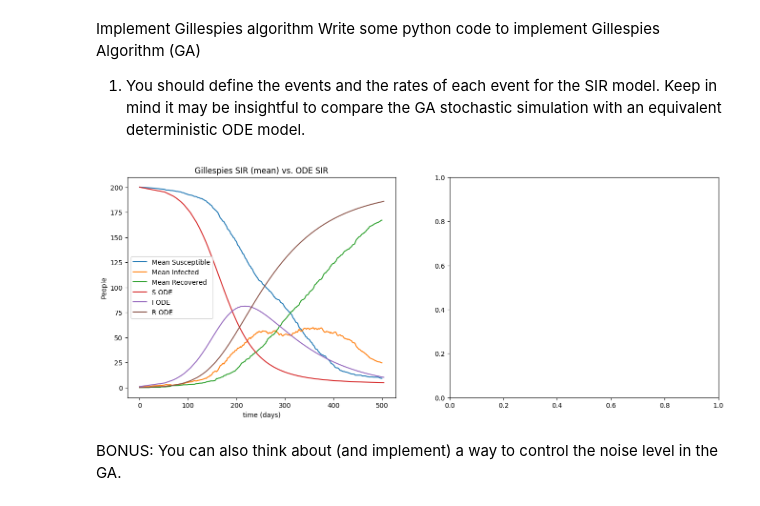
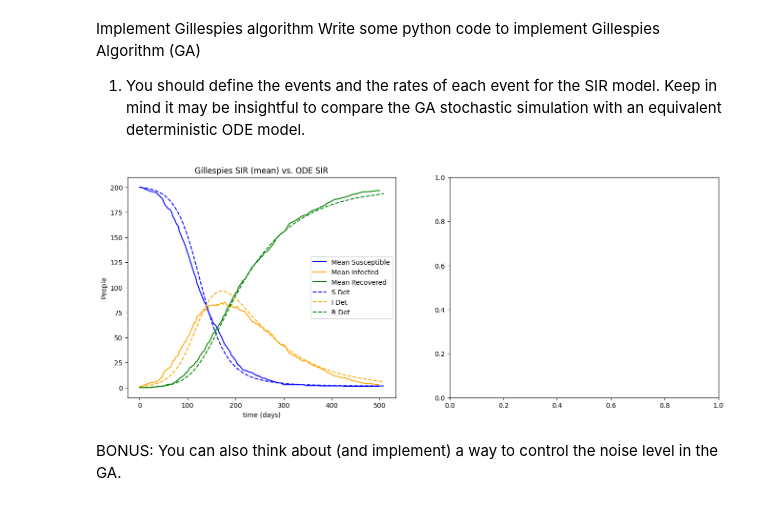
Before and after one commit to NitaiNijholt/CLSassignment2, a Jupyter notebook: assingnment_K.ipynb, the cells around one changed output. Cells and saved outputs as stored; diff of their text form; code cells hidden in the pictures.

```diff
--- a/assingnment_K.ipynb
+++ b/assingnment_K.ipynb
@@ -97,7 +97,7 @@ R_init = 0
 t = 0
 
 # Parameters
-beta = 0.04
+beta = 0.05
 gamma = 0.01
 tend = 500
 # %%
@@ -137,29 +137,29 @@ y = odeint(sir, y0, t, args=(beta, gamma))
 # %%
 # plot the results
 fig, (ax1, ax2) = plt.subplots(1, 2, figsize=(16, 6))
 
-ax1.plot(interp_t, mean_S, label='Mean Susceptible')
-ax1.plot(interp_t, mean_I, label='Mean Infected')
-ax1.plot(interp_t, mean_R, label='Mean Recovered')
-ax1.plot(t,y[:,0], label = "S ODE" ) # S
-ax1.plot(t,y[:,1], label = "I ODE") # I
-ax1.plot(t,y[:,2], label = "R ODE") # R
+ax1.plot(interp_t, mean_S, label='Mean Susceptible', color='blue')
+ax1.plot(interp_t, mean_I, label='Mean Infected', color='orange')
+ax1.plot(interp_t, mean_R, label='Mean Recovered', color='green')
+ax1.plot(t,y[:,0], label = "S Det", color='blue', ls='--') # S
+ax1.plot(t,y[:,1], label = "I Det", color='orange', ls='--') # I
+ax1.plot(t,y[:,2], label = "R Det", color='green', ls='--') # R
 ax1.set_xlabel('time (days)')
 ax1.set_ylabel('People')
 ax1.legend()
 ax1.set_title('Gillespies SIR (mean) vs. ODE SIR')
 
 # # Plot the differences
 # ax2.plot(interp_t, interp_y[0] - mean_S[:len(interp_t)], label=f'Difference in Susceptible')
 # ax2.plot(interp_t, interp_y[1] - mean_I[:len(interp_t)], label=f'Difference in Infected')
 # ax2.plot(interp_t, interp_y[2] - mean_R[:len(interp_t)], label=f'Difference in Recovered')
 # ax2.set_xlabel('time (days)')
 # ax2.set_ylabel('Differences')
 # ax2.legend()
 # ax2.set_title('Differences between Gillespies and deterministic SIR ODE')
 fig.savefig('Residuals Gillespies vs. deterministic SIR.png')
 # %% [output]
-[figure, old version]
+[figure, new version]
 # %% [markdown]
 BONUS: You can also think about (and implement) a way to control the noise level in
 the GA.
```
Also changed, not shown: parts of 6 cells of this notebook, 1 other file.
